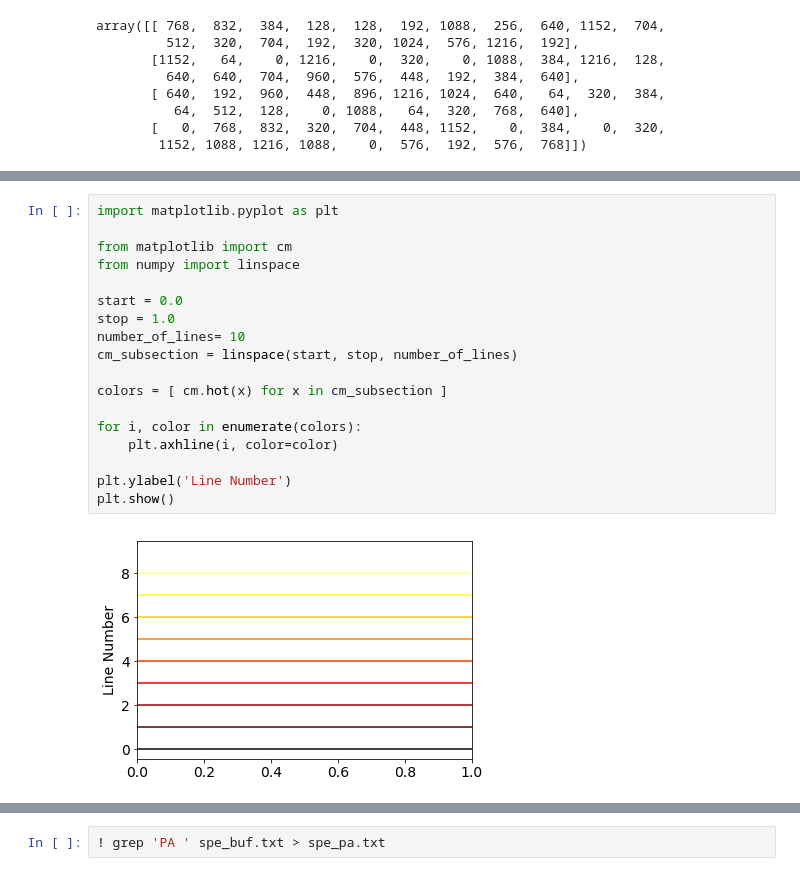
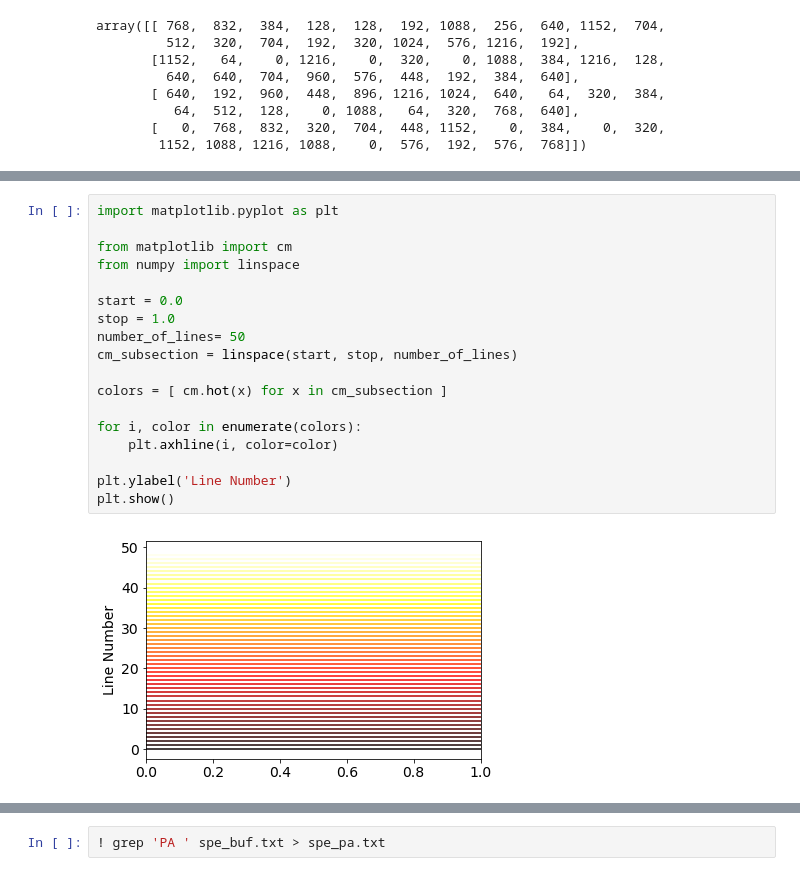
Before and after one commit to realmz/notebooks, a Jupyter notebook: address_hashing.ipynb, the cells around one changed output, grey strips where cells are left out. Cells and saved outputs as stored; diff of their text form.

```diff
--- a/address_hashing.ipynb
+++ b/address_hashing.ipynb
@@ -733,20 +1108,20 @@ plt.show()
 # %%
 import matplotlib.pyplot as plt
 
 from matplotlib import cm
 from numpy import linspace
 
 start = 0.0
 stop = 1.0
-number_of_lines= 10
+number_of_lines= 50
 cm_subsection = linspace(start, stop, number_of_lines)
 
 colors = [ cm.hot(x) for x in cm_subsection ]
 
 for i, color in enumerate(colors):
     plt.axhline(i, color=color)
 
 plt.ylabel('Line Number')
 plt.show()
 # %% [output]
-[figure, old version]
+[figure, new version]
```
Also changed, not shown: parts of 32 cells of this notebook, 6 other files.
